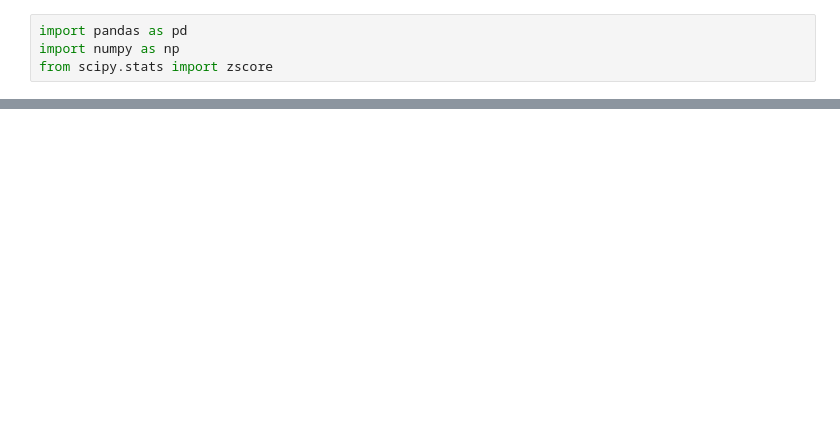
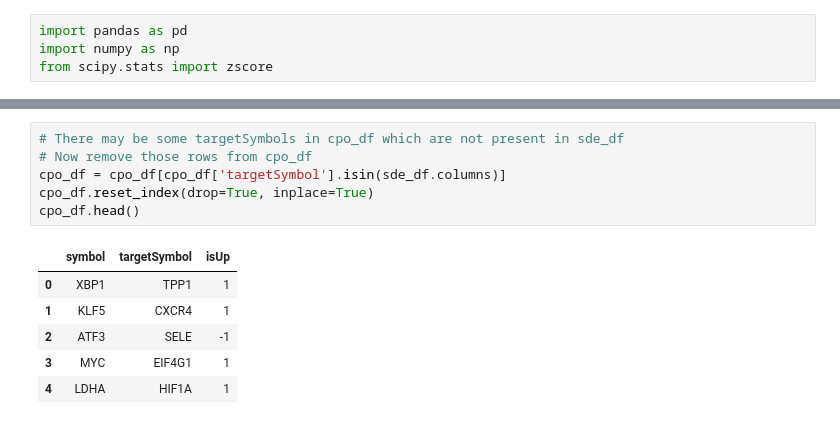
Before and after one commit to PathwayAndDataAnalysis/TF-Analysis, a Jupyter notebook: main/another_approach/notebook.ipynb, the cells around one changed output, grey strips where cells are left out. Drawn from its saved outputs; the diff is of its cells as text; blank space fills up the shorter version.

```diff
--- a/main/another_approach/notebook.ipynb
+++ b/main/another_approach/notebook.ipynb
@@ -28,3 +27,16 @@ cpo_df.head()
 | 2 | KLF5 | CXCR4 | 1 |
 | 3 | ATF3 | SELE | -1 |
 | 4 | MYC | EIF4G1 | 1 |
+# %%
+# There may be some targetSymbols in cpo_df which are not present in sde_df
+# Now remove those rows from cpo_df
+cpo_df = cpo_df[cpo_df['targetSymbol'].isin(sde_df.columns)]
+cpo_df.reset_index(drop=True, inplace=True)
+cpo_df.head()
+# %% [output]
+|  | symbol | targetSymbol | isUp |
+| 0 | XBP1 | TPP1 | 1 |
+| 1 | KLF5 | CXCR4 | 1 |
+| 2 | ATF3 | SELE | -1 |
+| 3 | MYC | EIF4G1 | 1 |
+| 4 | LDHA | HIF1A | 1 |
```
Also changed, not shown: parts of 13 cells of this notebook, 1 other file.
